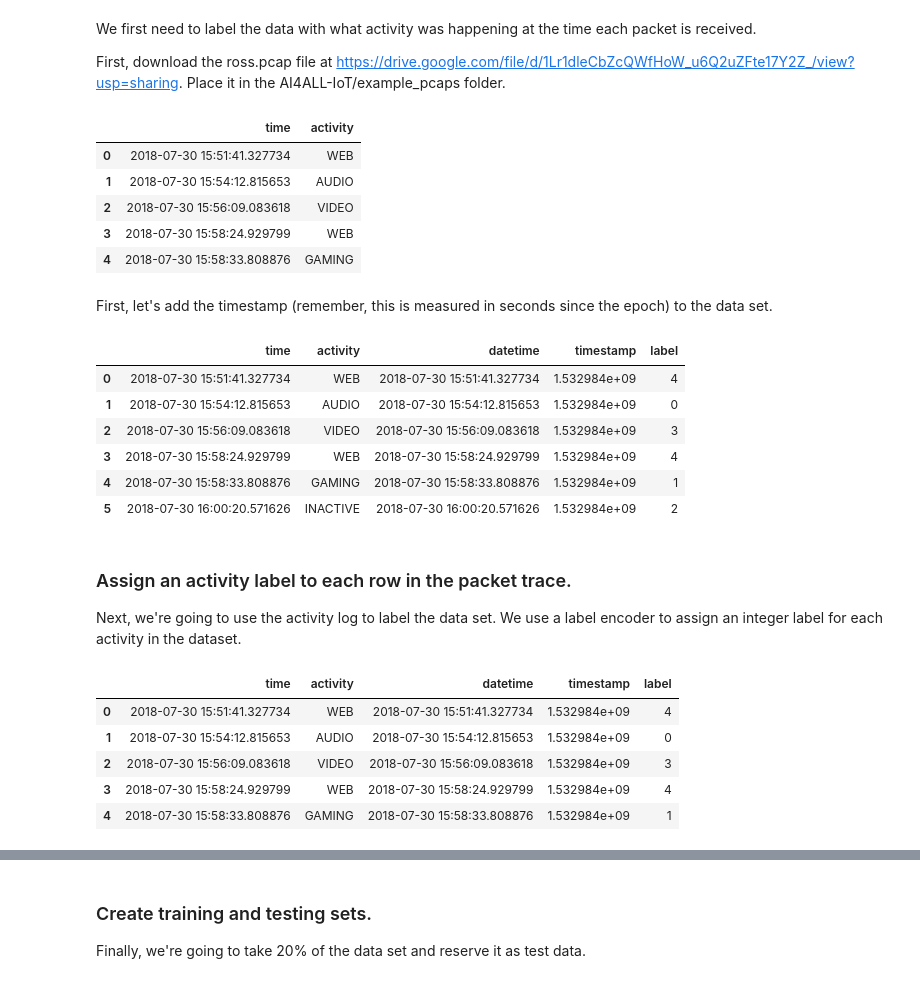
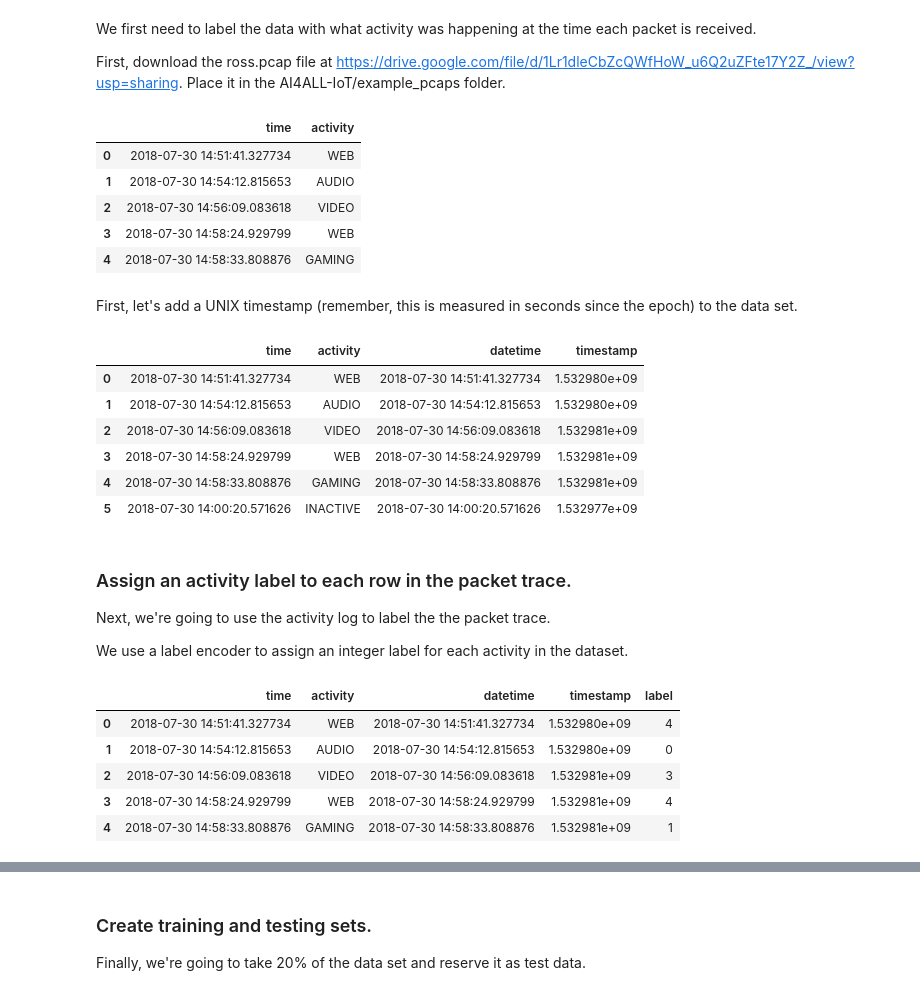
Before and after one commit to noise-lab/ml-networking, a Jupyter notebook: 3_Probability.ipynb, the cells around one changed output, grey strips where cells are left out. Saved outputs shown, nothing was run; the diff lists cells and outputs as text; code cells hidden in the pictures.

```diff
--- a/3_Probability.ipynb
+++ b/3_Probability.ipynb
@@ -225,45 +231,47 @@ We first need to label the data with what activity was happening at the time eac
 First, download the ross.pcap file at https://drive.google.com/file/d/1Lr1dleCbZcQWfHoW_u6Q2uZFte17Y2Z_/view?usp=sharing. Place it in the AI4ALL-IoT/example_pcaps folder.
 # %%
 # Load the data, may take a few minutes.
-# data = pcap_to_pandas("example_pcaps/ross.pcap")
+data = pcap_to_pandas("example_pcaps/ross.pcap")
 labels = pd.read_csv('example_pcaps/ross_labels.txt', header=None, names=["time", "activity"])
 labels.head(n=5)
 # %% [output]
 |  | time | activity |
-| 0 | 2018-07-30 15:51:41.327734 | WEB |
-| 1 | 2018-07-30 15:54:12.815653 | AUDIO |
-| 2 | 2018-07-30 15:56:09.083618 | VIDEO |
-| 3 | 2018-07-30 15:58:24.929799 | WEB |
-| 4 | 2018-07-30 15:58:33.808876 | GAMING |
+| 0 | 2018-07-30 14:51:41.327734 | WEB |
+| 1 | 2018-07-30 14:54:12.815653 | AUDIO |
+| 2 | 2018-07-30 14:56:09.083618 | VIDEO |
+| 3 | 2018-07-30 14:58:24.929799 | WEB |
+| 4 | 2018-07-30 14:58:33.808876 | GAMING |
 # %% [markdown]
-First, let's add the timestamp (remember, this is measured in seconds since the epoch) to the data set.
+First, let's add a UNIX timestamp (remember, this is measured in seconds since the epoch) to the data set.
 # %%
 from dateutil import tz
 
 def convert_to_datetime(time):
     return datetime.strptime(time, '%Y-%m-%d %H:%M:%S.%f')
 
 labels['datetime'] = labels['time'].apply(convert_to_datetime)
 
 # Force GMT -0400
-tzlocal = tz.gettz('EST')
+tzlocal = tz.gettz('CDT')
 #tzlocal = datetime.now().astimezone().tzinfo
 labels['timestamp'] = labels['datetime'].apply(lambda dt: dt.replace(tzinfo=tzlocal).timestamp())
 
 labels.head(n=50)
 #print(tzlocal)
 # %% [output]
-|  | time | activity | datetime | timestamp | label |
-| 0 | 2018-07-30 15:51:41.327734 | WEB | 2018-07-30 15:51:41.327734 | 1.532984e+09 | 4 |
-| 1 | 2018-07-30 15:54:12.815653 | AUDIO | 2018-07-30 15:54:12.815653 | 1.532984e+09 | 0 |
-| 2 | 2018-07-30 15:56:09.083618 | VIDEO | 2018-07-30 15:56:09.083618 | 1.532984e+09 | 3 |
-| 3 | 2018-07-30 15:58:24.929799 | WEB | 2018-07-30 15:58:24.929799 | 1.532984e+09 | 4 |
-| 4 | 2018-07-30 15:58:33.808876 | GAMING | 2018-07-30 15:58:33.808876 | 1.532984e+09 | 1 |
-| 5 | 2018-07-30 16:00:20.571626 | INACTIVE | 2018-07-30 16:00:20.571626 | 1.532984e+09 | 2 |
+|  | time | activity | datetime | timestamp |
+| 0 | 2018-07-30 14:51:41.327734 | WEB | 2018-07-30 14:51:41.327734 | 1.532980e+09 |
+| 1 | 2018-07-30 14:54:12.815653 | AUDIO | 2018-07-30 14:54:12.815653 | 1.532980e+09 |
+| 2 | 2018-07-30 14:56:09.083618 | VIDEO | 2018-07-30 14:56:09.083618 | 1.532981e+09 |
+| 3 | 2018-07-30 14:58:24.929799 | WEB | 2018-07-30 14:58:24.929799 | 1.532981e+09 |
+| 4 | 2018-07-30 14:58:33.808876 | GAMING | 2018-07-30 14:58:33.808876 | 1.532981e+09 |
+| 5 | 2018-07-30 14:00:20.571626 | INACTIVE | 2018-07-30 14:00:20.571626 | 1.532977e+09 |
 # %% [markdown]
 ### Assign an activity label to each row in the packet trace.
 
-Next, we're going to use the activity log to label the data set. We use a label encoder to assign an integer label for each activity in the dataset.
+Next, we're going to use the activity log to label the the packet trace.
+
+We use a label encoder to assign an integer label for each activity in the dataset.
 # %%
 label_encoder = LabelEncoder()
 labels['label'] = label_encoder.fit_transform(labels['activity'])
@@ -271,8 +279,8 @@ labels['label'] = label_encoder.fit_transform(labels['activity'])
 labels.head(n=5)
 # %% [output]
 |  | time | activity | datetime | timestamp | label |
-| 0 | 2018-07-30 15:51:41.327734 | WEB | 2018-07-30 15:51:41.327734 | 1.532984e+09 | 4 |
-| 1 | 2018-07-30 15:54:12.815653 | AUDIO | 2018-07-30 15:54:12.815653 | 1.532984e+09 | 0 |
-| 2 | 2018-07-30 15:56:09.083618 | VIDEO | 2018-07-30 15:56:09.083618 | 1.532984e+09 | 3 |
-| 3 | 2018-07-30 15:58:24.929799 | WEB | 2018-07-30 15:58:24.929799 | 1.532984e+09 | 4 |
-| 4 | 2018-07-30 15:58:33.808876 | GAMING | 2018-07-30 15:58:33.808876 | 1.532984e+09 | 1 |
+| 0 | 2018-07-30 14:51:41.327734 | WEB | 2018-07-30 14:51:41.327734 | 1.532980e+09 | 4 |
+| 1 | 2018-07-30 14:54:12.815653 | AUDIO | 2018-07-30 14:54:12.815653 | 1.532980e+09 | 0 |
+| 2 | 2018-07-30 14:56:09.083618 | VIDEO | 2018-07-30 14:56:09.083618 | 1.532981e+09 | 3 |
+| 3 | 2018-07-30 14:58:24.929799 | WEB | 2018-07-30 14:58:24.929799 | 1.532981e+09 | 4 |
+| 4 | 2018-07-30 14:58:33.808876 | GAMING | 2018-07-30 14:58:33.808876 | 1.532981e+09 | 1 |
```
Also changed, not shown: parts of 20 cells of this notebook, 1 other file.
